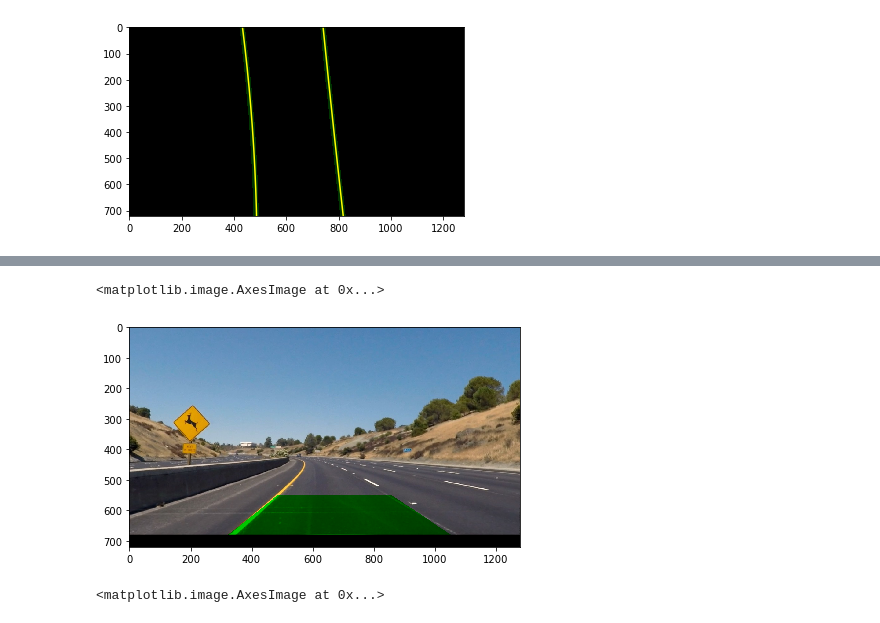
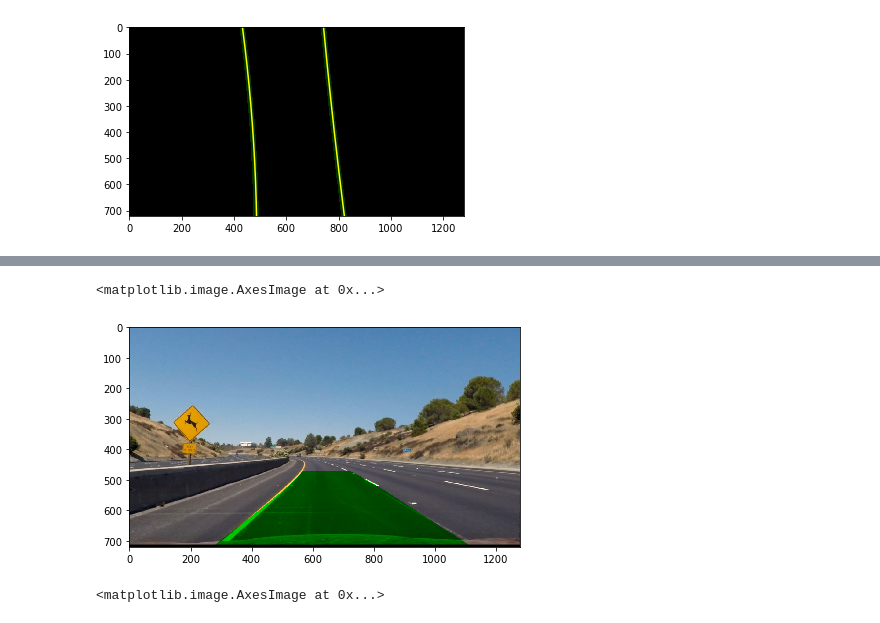
Before and after one commit to falreis/CarND-Advanced-Lane-Lines, a Jupyter notebook: code.ipynb, the cells around one changed output, grey strips where cells are left out. Cells and saved outputs as stored; diff of their text form; code cells hidden in the pictures.

```diff
--- a/code.ipynb
+++ b/code.ipynb
@@ -567,7 +567,7 @@ Region of Interests functions OK
 # %% [markdown]
 ### Warp Transform Functions
 # %%
-vertices_y_top = 550
+vertices_y_top = 470
 vertices_y_bottom = 700
 
 vertices_src = np.float32(
@@ -983,11 +985,13 @@ ax2.imshow(image)
 # %%
 #combine images
 green_persp[0:vertices_y_top, :] = image[0:vertices_y_top, :]
+green_persp[470:530, :400] = image[470:530, :400]
+green_persp[470:530, 1000:] = image[470:530, 1000:]
 plt.figure(figsize=(7,7))
 plt.imshow(green_persp)
 # %% [output]
 <matplotlib.image.AxesImage at 0x...>
-[figure, old version]
+[figure, new version]
 # %%
 unwarp = warp_transform(green_warp,True)
 unwarp_s2 = binary_s_channel2(unwarp, thresh=(50, 180))
```
Also changed, not shown: parts of 14 cells of this notebook, 15 other files.
